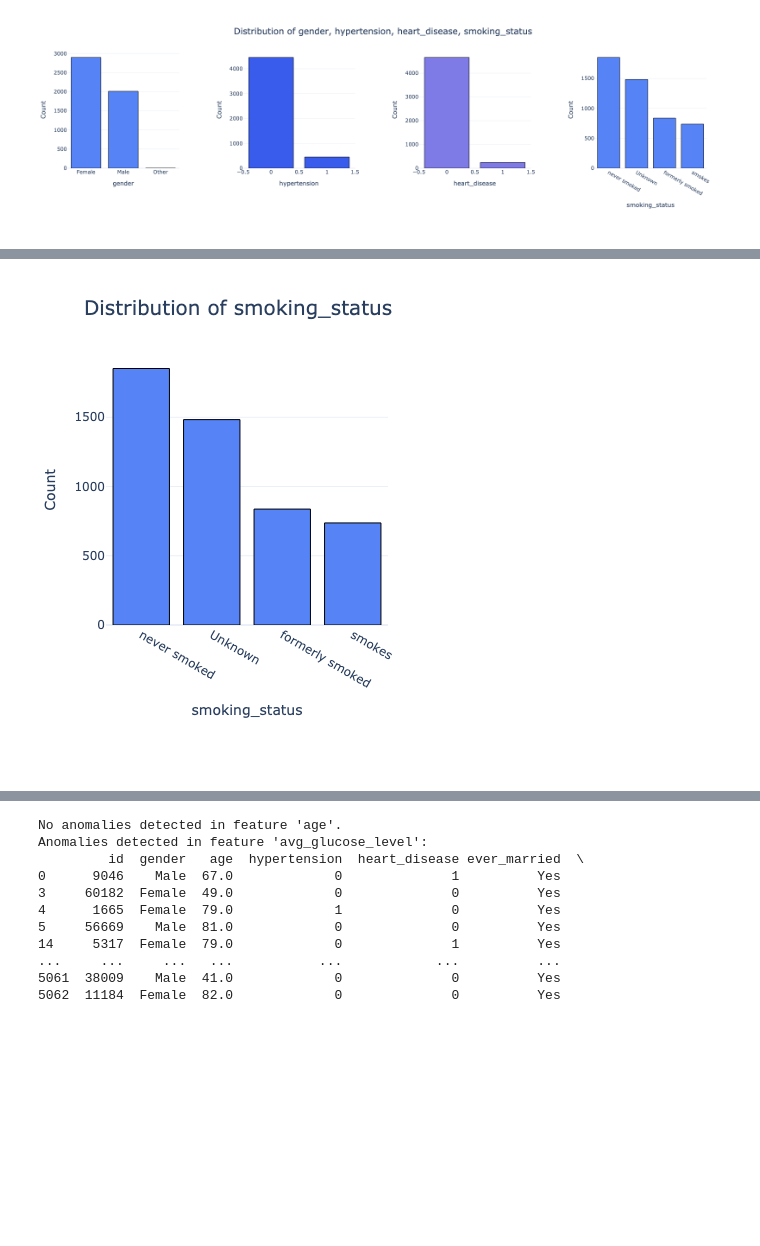
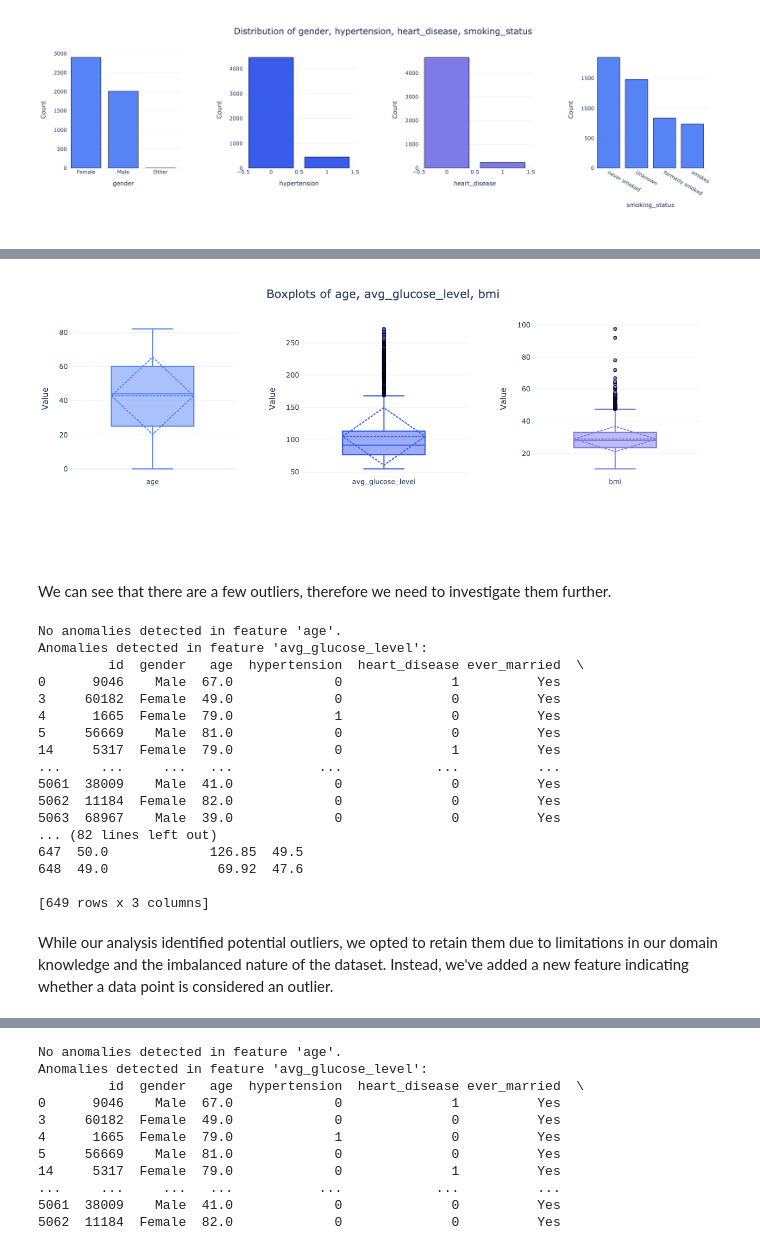
Before and after one commit to vytautas-bunevicius/stroke-risk-predictor, a Jupyter notebook: stroke_risk_analysis.ipynb, the cells around one changed output, grey strips where cells are left out. Saved outputs shown, nothing was run; the diff lists cells and outputs as text; code cells hidden in the pictures; blank space fills up the shorter version.

```diff
--- a/stroke_risk_analysis.ipynb
+++ b/stroke_risk_analysis.ipynb
@@ -163,4 +207,30 @@ plot_combined_bar_charts(stroke_df, categorical_features_set3, max_features_per_
 # %%
-Image(filename="images/categorical_distributions_set3_chunk_1.png")
+Image(filename="images/numerical_boxplots.png")
 # %% [output]
-[figure, old version]
+[figure, new version]
+# %% [markdown]
+We can see that there are a few outliers, therefore we need to investigate them further.
+# %%
+anomalies = detect_anomalies_iqr(stroke_df, numerical_features)
+print("Detected anomalies:")
+print(anomalies)
+# %% [output]
+No anomalies detected in feature 'age'.
+Anomalies detected in feature 'avg_glucose_level':
+         id  gender   age  hypertension  heart_disease ever_married  \
+0      9046    Male  67.0             0              1          Yes
+3     60182  Female  49.0             0              0          Yes
+4      1665  Female  79.0             1              0          Yes
+5     56669    Male  81.0             0              0          Yes
+14     5317  Female  79.0             0              1          Yes
+...     ...     ...   ...           ...            ...          ...
+5061  38009    Male  41.0             0              0          Yes
+5062  11184  Female  82.0             0              0          Yes
+5063  68967    Male  39.0             0              0          Yes
+... (82 lines left out)
+647  50.0             126.85  49.5
+648  49.0              69.92  47.6
+
+[649 rows x 3 columns]
+# %% [markdown]
+While our analysis identified potential outliers, we opted to retain them due to limitations in our domain knowledge and the imbalanced nature of the dataset.  Instead, we've added a new feature indicating whether a data point is considered an outlier.
```
Also changed, not shown: parts of 9 cells of this notebook, 2 other files.
